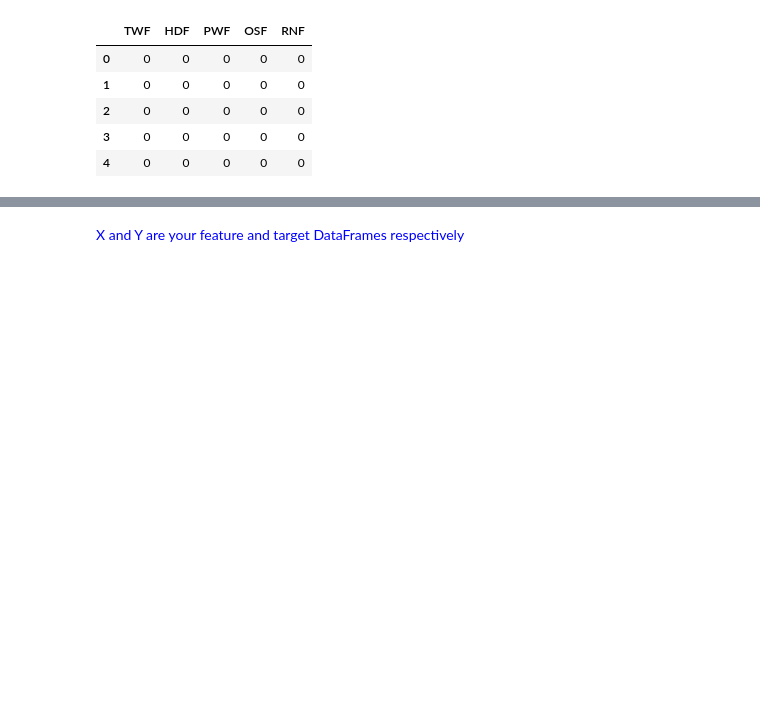
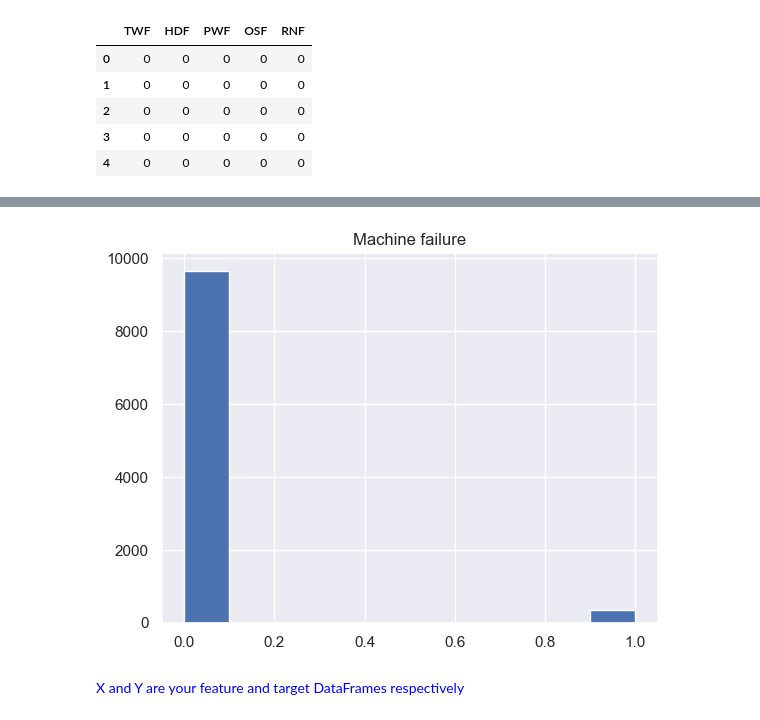
Before and after one commit to cevoaustralia/predictive-maintenance, a Jupyter notebook: predictive_maintenance.ipynb, the cells around one changed output, grey strips where cells are left out. Drawn from its saved outputs; the diff is of its cells as text; code cells hidden in the pictures; blank space fills up the shorter version.

```diff
--- a/predictive_maintenance.ipynb
+++ b/predictive_maintenance.ipynb
@@ -242,3 +239,8 @@ Y.head(5)
+# %%
+Y.hist()
+plt.show()
+# %% [output]
+[figure, added]
 # %% [markdown]
 <p style="color:blue;" >X and Y are your feature and target DataFrames respectively</p>
 # %%
```
Also changed, not shown: parts of 20 cells of this notebook, 1 other file.
